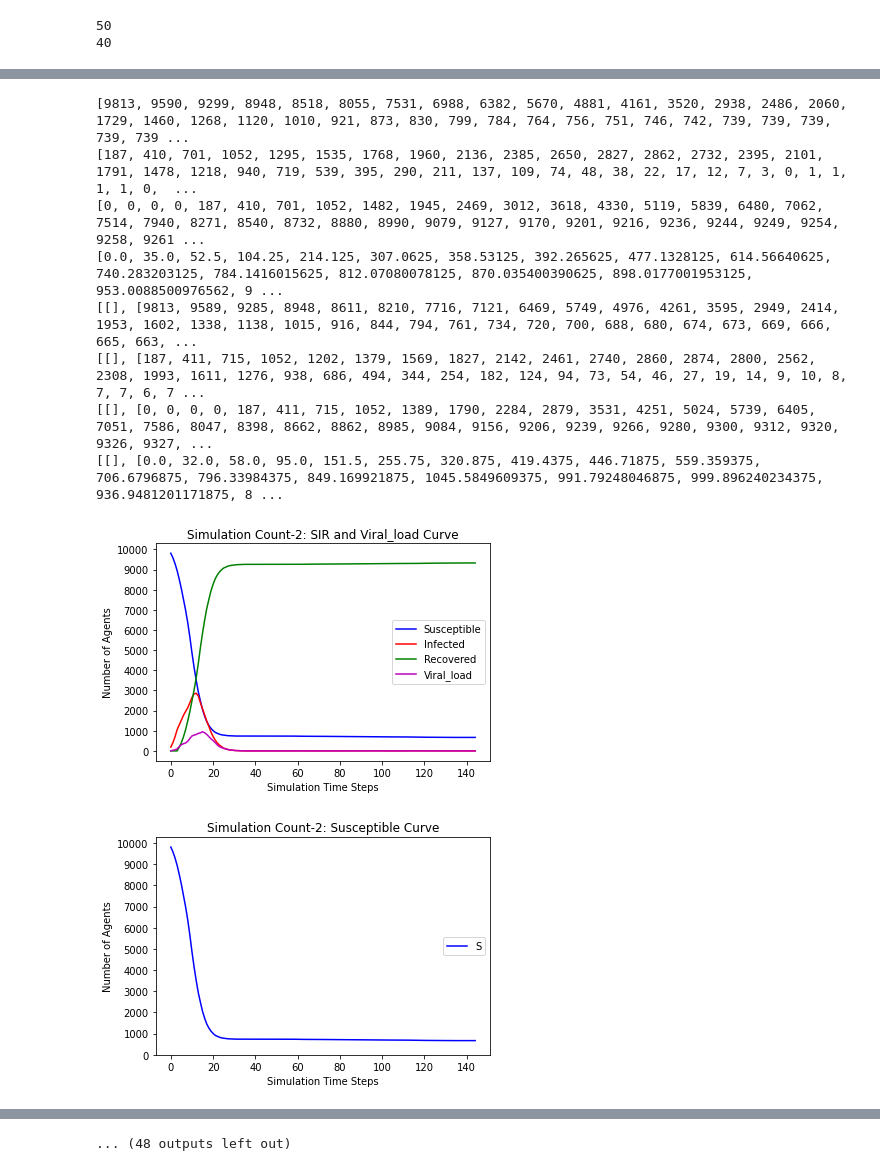
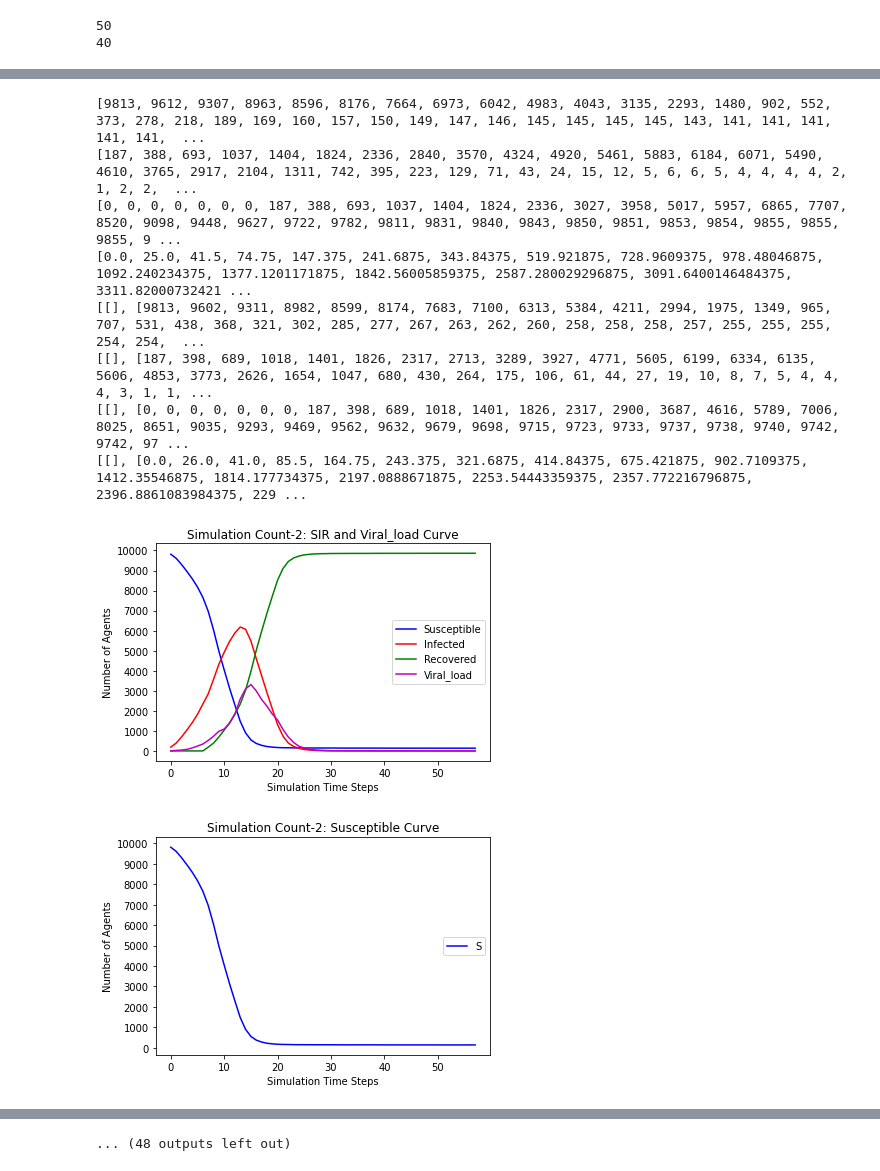
Before and after one commit to rajeshkpandey/AWESOME-FER, a Jupyter notebook: Epidemics_ABM_python_latest_viral.ipynb, the cells around one changed output, grey strips where cells are left out. Cells and saved outputs as stored; diff of their text form; code cells hidden in the pictures.

```diff
--- a/Epidemics_ABM_python_latest_viral.ipynb
+++ b/Epidemics_ABM_python_latest_viral.ipynb
@@ -112,8 +112,8 @@ for k in range(K):
     Agent[k].append({'State' : Rand_state})
   elif Rand_state == 1:
     Node[Rand_node*NN+Rand_nodeN][2]['I']+=1
-    Node[Rand_node*NN+Rand_nodeN].append({k : Rand_state, 'V_l' : 1})
-    Agent[k].append({'State' : Rand_state, 'V_l' : 1 })
+    Node[Rand_node*NN+Rand_nodeN].append({k : Rand_state, 'C' : 0})
+    Agent[k].append({'State' : Rand_state, 'C' : 0 })
   else:
     Node[Rand_node*NN+Rand_nodeN][3]['R']+=1
     Node[Rand_node*NN+Rand_nodeN].append({k : Rand_state})
@@ -311,7 +311,7 @@ def random_walk(Graph=Graph, GraphN=GraphN, Node=Node, Agent=Agent, num_walks=1,
             Node_next[nex][1]['S']+=1
           elif Node[cur][agent][a_id] == 1:
             Node_next[nex][2]['I']+=1
-            Node_next[nex][-1]['V_l']/=2
+            Node_next[nex][-1]['C']+=1
             if nex != cur:
               Node_next[cur][0]['Viral_load']+=1
           elif Node[cur][agent][a_id] == 2:
@@ -336,14 +336,14 @@ def random_walk(Graph=Graph, GraphN=GraphN, Node=Node, Agent=Agent, num_walks=1,
             Node_next[i*len(GraphN.nodes)+j][agent][a_id] = random.choices([1,0], weights=(W1,W2), k=1)[0]
             if Node_next[i*len(GraphN.nodes)+j][agent][a_id] == 1:
               count_SI+=1
-              Node_next[i*len(GraphN.nodes)+j][agent].update({'V_l' : 1})
+              Node_next[i*len(GraphN.nodes)+j][agent].update({'C' : 0})
               Agent_next[a_id][0]['State'] = 1
           elif Node_next[i*len(GraphN.nodes)+j][agent][a_id] == 1:
-            if Node_next[i*len(GraphN.nodes)+j][agent]['V_l'] <= .0625:
+            if Node_next[i*len(GraphN.nodes)+j][agent]['C'] == 7:
               Node_next[i*len(GraphN.nodes)+j][agent][a_id] = 2
               count_IR+=1
               Agent_next[a_id][0]['State'] = 2
-              Node_next[i*len(GraphN.nodes)+j][agent].pop('V_l')
+              Node_next[i*len(GraphN.nodes)+j][agent].pop('C')
         Node_next[i*len(GraphN.nodes)+j][1]['S']-=count_SI
         Node_next[i*len(GraphN.nodes)+j][2]['I']+=(count_SI - count_IR)
         Node_next[i*len(GraphN.nodes)+j][3]['R']+=count_IR
@@ -396,7 +396,7 @@ for i in range(10):
   V.append(Vj)
   T.append(j)
 
-  while Ij > 0 or Vj > 0.01 :
+  while Ij > 0 or Vj >= 1 :
     Node_p,Node_n,Agent_p,Agent_n = random_walk(Graph,GraphN,Node_n,Agent_n,1,1)
     j+=1
     Sj,Ij,Rj,Vj = Count_SIR_Node(Node_n)
@@ -475,10 +475,10 @@ for i in range(10):
-[9813, 9590, 9299, 8948, 8518, 8055, 7531, 6988, 6382, 5670, 4881, 4161, 3520, 2938, 2486, 2060, 1729, 1460, 1268, 1120, 1010, 921, 873, 830, 799, 784, 764, 756, 751, 746, 742, 739, 739, 739, 739, 739 ...
-[187, 410, 701, 1052, 1295, 1535, 1768, 1960, 2136, 2385, 2650, 2827, 2862, 2732, 2395, 2101, 1791, 1478, 1218, 940, 719, 539, 395, 290, 211, 137, 109, 74, 48, 38, 22, 17, 12, 7, 3, 0, 1, 1, 1, 1, 0,  ...
-[0, 0, 0, 0, 187, 410, 701, 1052, 1482, 1945, 2469, 3012, 3618, 4330, 5119, 5839, 6480, 7062, 7514, 7940, 8271, 8540, 8732, 8880, 8990, 9079, 9127, 9170, 9201, 9216, 9236, 9244, 9249, 9254, 9258, 9261 ...
-[0.0, 35.0, 52.5, 104.25, 214.125, 307.0625, 358.53125, 392.265625, 477.1328125, 614.56640625, 740.283203125, 784.1416015625, 812.07080078125, 870.035400390625, 898.0177001953125, 953.0088500976562, 9 ...
-[[], [9813, 9589, 9285, 8948, 8611, 8210, 7716, 7121, 6469, 5749, 4976, 4261, 3595, 2949, 2414, 1953, 1602, 1338, 1138, 1015, 916, 844, 794, 761, 734, 720, 700, 688, 680, 674, 673, 669, 666, 665, 663, ...
-[[], [187, 411, 715, 1052, 1202, 1379, 1569, 1827, 2142, 2461, 2740, 2860, 2874, 2800, 2562, 2308, 1993, 1611, 1276, 938, 686, 494, 344, 254, 182, 124, 94, 73, 54, 46, 27, 19, 14, 9, 10, 8, 7, 7, 6, 7 ...
-[[], [0, 0, 0, 0, 187, 411, 715, 1052, 1389, 1790, 2284, 2879, 3531, 4251, 5024, 5739, 6405, 7051, 7586, 8047, 8398, 8662, 8862, 8985, 9084, 9156, 9206, 9239, 9266, 9280, 9300, 9312, 9320, 9326, 9327, ...
-[[], [0.0, 32.0, 58.0, 95.0, 151.5, 255.75, 320.875, 419.4375, 446.71875, 559.359375, 706.6796875, 796.33984375, 849.169921875, 1045.5849609375, 991.79248046875, 999.896240234375, 936.9481201171875, 8 ...
+[9813, 9612, 9307, 8963, 8596, 8176, 7664, 6973, 6042, 4983, 4043, 3135, 2293, 1480, 902, 552, 373, 278, 218, 189, 169, 160, 157, 150, 149, 147, 146, 145, 145, 145, 145, 143, 141, 141, 141, 141, 141,  ...
+[187, 388, 693, 1037, 1404, 1824, 2336, 2840, 3570, 4324, 4920, 5461, 5883, 6184, 6071, 5490, 4610, 3765, 2917, 2104, 1311, 742, 395, 223, 129, 71, 43, 24, 15, 12, 5, 6, 6, 5, 4, 4, 4, 4, 2, 1, 2, 2,  ...
+[0, 0, 0, 0, 0, 0, 0, 187, 388, 693, 1037, 1404, 1824, 2336, 3027, 3958, 5017, 5957, 6865, 7707, 8520, 9098, 9448, 9627, 9722, 9782, 9811, 9831, 9840, 9843, 9850, 9851, 9853, 9854, 9855, 9855, 9855, 9 ...
+[0.0, 25.0, 41.5, 74.75, 147.375, 241.6875, 343.84375, 519.921875, 728.9609375, 978.48046875, 1092.240234375, 1377.1201171875, 1842.56005859375, 2587.280029296875, 3091.6400146484375, 3311.82000732421 ...
+[[], [9813, 9602, 9311, 8982, 8599, 8174, 7683, 7100, 6313, 5384, 4211, 2994, 1975, 1349, 965, 707, 531, 438, 368, 321, 302, 285, 277, 267, 263, 262, 260, 258, 258, 258, 257, 255, 255, 255, 254, 254,  ...
+[[], [187, 398, 689, 1018, 1401, 1826, 2317, 2713, 3289, 3927, 4771, 5605, 6199, 6334, 6135, 5606, 4853, 3773, 2626, 1654, 1047, 680, 430, 264, 175, 106, 61, 44, 27, 19, 10, 8, 7, 5, 4, 4, 4, 3, 1, 1, ...
+[[], [0, 0, 0, 0, 0, 0, 0, 187, 398, 689, 1018, 1401, 1826, 2317, 2900, 3687, 4616, 5789, 7006, 8025, 8651, 9035, 9293, 9469, 9562, 9632, 9679, 9698, 9715, 9723, 9733, 9737, 9738, 9740, 9742, 9742, 97 ...
+[[], [0.0, 26.0, 41.0, 85.5, 164.75, 243.375, 321.6875, 414.84375, 675.421875, 902.7109375, 1412.35546875, 1814.177734375, 2197.0888671875, 2253.54443359375, 2357.772216796875, 2396.8861083984375, 229 ...
-[figure, old version]
+[figure, new version]
-[figure, old version]
+[figure, new version]
```
Also changed, not shown: parts of 4 cells of this notebook.
